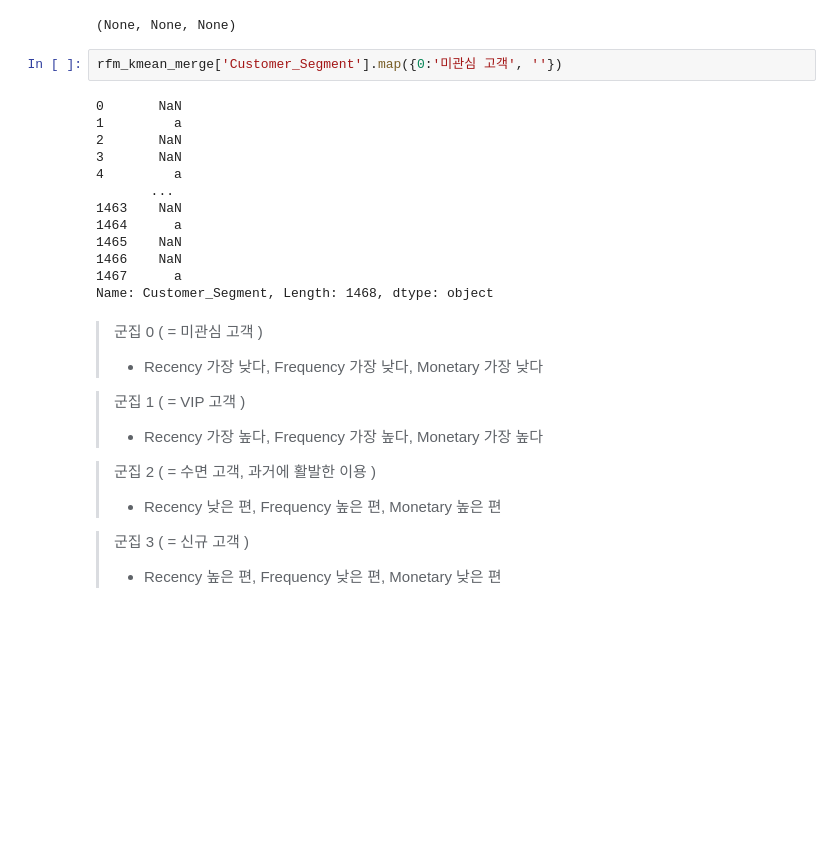
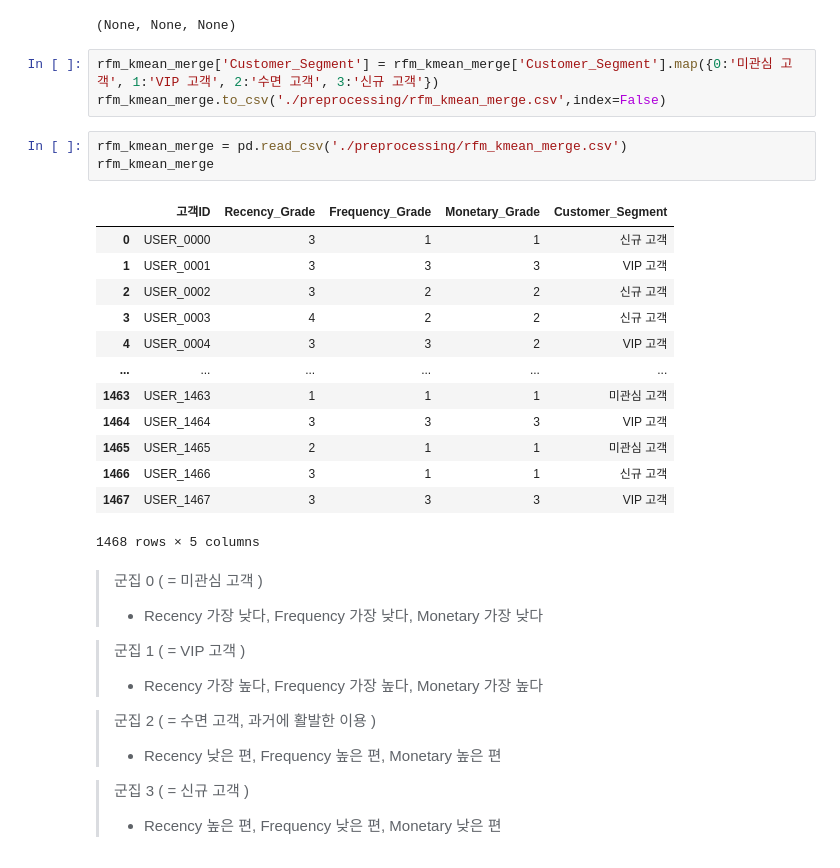
Before and after one commit to meo4739/Public_DACON_Cohort_RFM, a Jupyter notebook: cohort_RFM_ver2.ipynb, the cells around one changed output. Drawn from its saved outputs; the diff is of its cells as text; blank space fills up the shorter version.

```diff
--- a/cohort_RFM_ver2.ipynb
+++ b/cohort_RFM_ver2.ipynb
@@ -1169,21 +1154,26 @@ display(rfm_kmean_Recency), display(rfm_kmean_Frequency), display(rfm_kmean_Mone
 | 3 | 157 | 184 | 0 | 0 | 341 | 46.04 | 53.96 | 0.00 | 0.00 |
 | All | 441 | 440 | 513 | 74 | 1468 | 30.04 | 29.97 | 34.95 | 5.04 |
 (None, None, None)
+# %%
+rfm_kmean_merge['Customer_Segment'] = rfm_kmean_merge['Customer_Segment'].map({0:'미관심 고객', 1:'VIP 고객', 2:'수면 고객', 3:'신규 고객'})
+rfm_kmean_merge.to_csv('./preprocessing/rfm_kmean_merge.csv',index=False)
 # %%
-rfm_kmean_merge['Customer_Segment'].map({0:'미관심 고객', ''})
+rfm_kmean_merge = pd.read_csv('./preprocessing/rfm_kmean_merge.csv')
+rfm_kmean_merge
 # %% [output]
+|  | 고객ID | Recency_Grade | Frequency_Grade | Monetary_Grade | Customer_Segment |
+| 0 | USER_0000 | 3 | 1 | 1 | 신규 고객 |
+| 1 | USER_0001 | 3 | 3 | 3 | VIP 고객 |
+| 2 | USER_0002 | 3 | 2 | 2 | 신규 고객 |
+| 3 | USER_0003 | 4 | 2 | 2 | 신규 고객 |
+| 4 | USER_0004 | 3 | 3 | 2 | VIP 고객 |
+| ... | ... | ... | ... | ... | ... |
+| 1463 | USER_1463 | 1 | 1 | 1 | 미관심 고객 |
+| 1464 | USER_1464 | 3 | 3 | 3 | VIP 고객 |
+| 1465 | USER_1465 | 2 | 1 | 1 | 미관심 고객 |
+| 1466 | USER_1466 | 3 | 1 | 1 | 신규 고객 |
+| 1467 | USER_1467 | 3 | 3 | 3 | VIP 고객 |
-0       NaN
-1         a
-2       NaN
-3       NaN
-4         a
-       ...
-1463    NaN
-1464      a
-1465    NaN
-1466    NaN
-1467      a
-Name: Customer_Segment, Length: 1468, dtype: object
+1468 rows × 5 columns
 # %% [markdown]
 > 군집 0 ( = 미관심 고객 )
 >- Recency 가장 낮다, Frequency 가장 낮다, Monetary 가장 낮다
```
Also changed, not shown: parts of 7 cells of this notebook, 1 other file.
